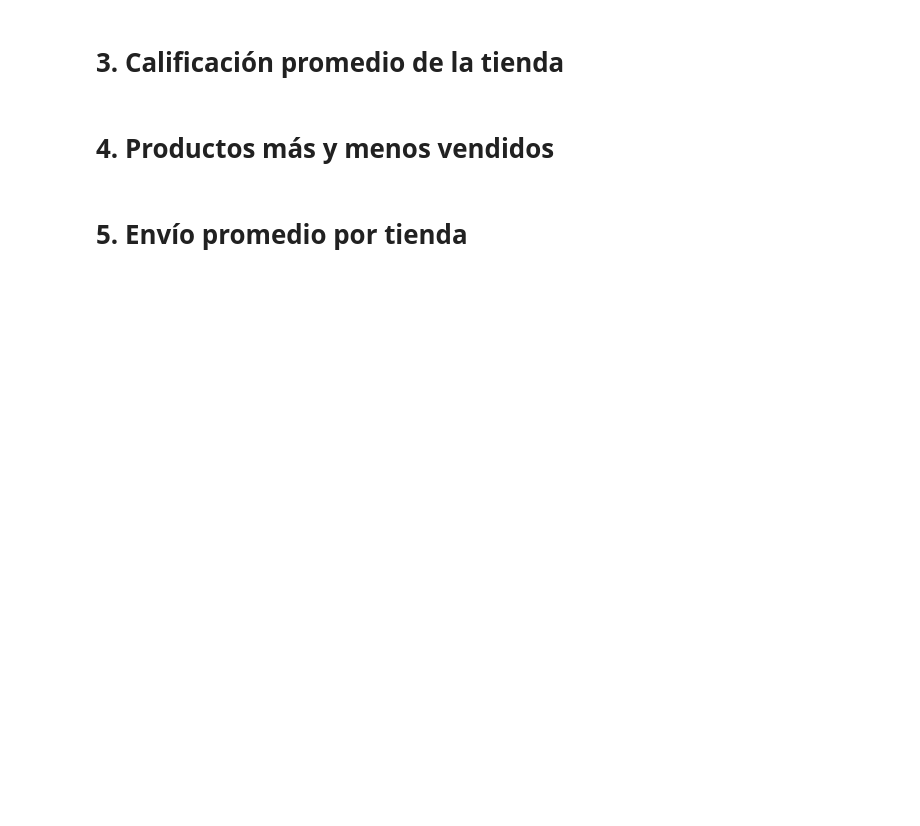
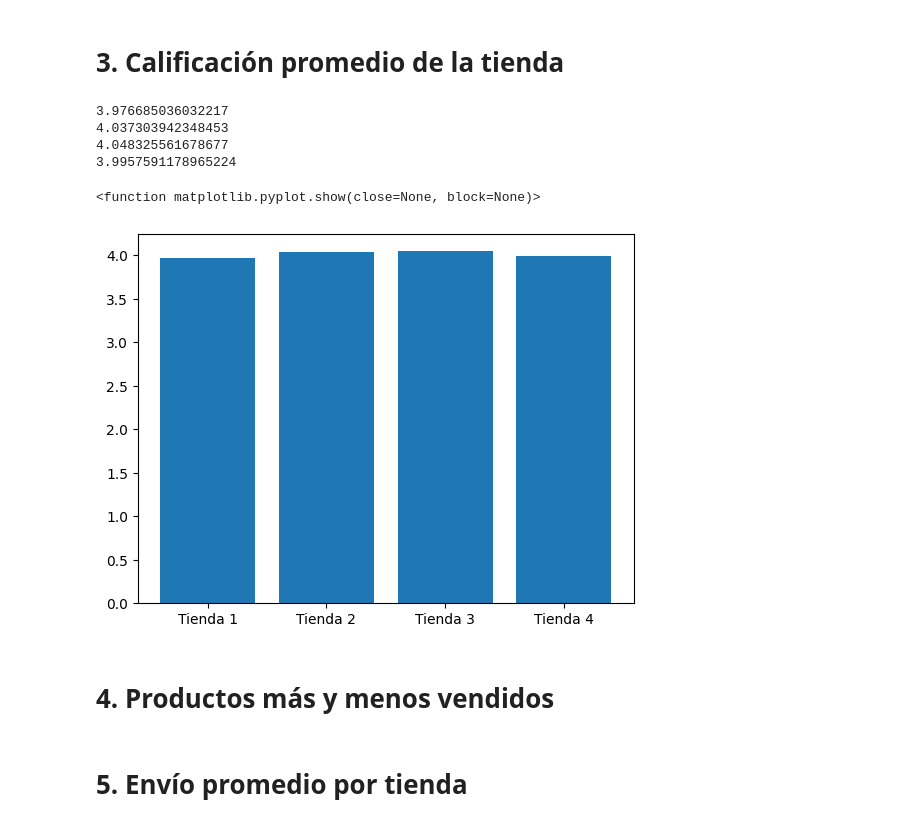
Before and after one commit to imannolM/challenge-alura-store, a Jupyter notebook: AluraStoreLatam.ipynb, the cells around one changed output. Drawn from its saved outputs; the diff is of its cells as text; code cells hidden in the pictures; blank space fills up the shorter version.

```diff
--- a/AluraStoreLatam.ipynb
+++ b/AluraStoreLatam.ipynb
@@ -115,5 +165,36 @@ def contar_productos_categoria(registro_tienda):
 # %% [markdown]
 # 3. Calificación promedio de la tienda
+# %%
+def promedio_calificacion_tienda(calificaciones_tienda):
+  resultado = sum(calificaciones_tienda)/len(calificaciones_tienda)
+  return(resultado)
+
+calificaciones_tienda1 = tienda['Calificación'].tolist()
+calificaciones_tienda2 = tienda2['Calificación'].tolist()
+calificaciones_tienda3 = tienda3['Calificación'].tolist()
+calificaciones_tienda4 = tienda4['Calificación'].tolist()
+
+promedio_calificacion_tienda1 = promedio_calificacion_tienda(calificaciones_tienda1)
+promedio_calificacion_tienda2 = promedio_calificacion_tienda(calificaciones_tienda2)
+promedio_calificacion_tienda3 = promedio_calificacion_tienda(calificaciones_tienda3)
+promedio_calificacion_tienda4 = promedio_calificacion_tienda(calificaciones_tienda4)
+
+print(promedio_calificacion_tienda1)
+print(promedio_calificacion_tienda2)
+print(promedio_calificacion_tienda3)
+print(promedio_calificacion_tienda4)
+
+promedios_calificacion = [promedio_calificacion_tienda1, promedio_calificacion_tienda2, promedio_calificacion_tienda3, promedio_calificacion_tienda4]
+
+plt.bar(x=tiendas, height=promedios_calificacion)
+plt.show
+# %% [output]
+3.976685036032217
+4.037303942348453
+4.048325561678677
+3.9957591178965224
+<function matplotlib.pyplot.show(close=None, block=None)>
+[figure, added]
 # %% [markdown]
 # 4. Productos más y menos vendidos
 # %% [markdown]
```
Also changed, not shown: parts of 4 cells of this notebook.
